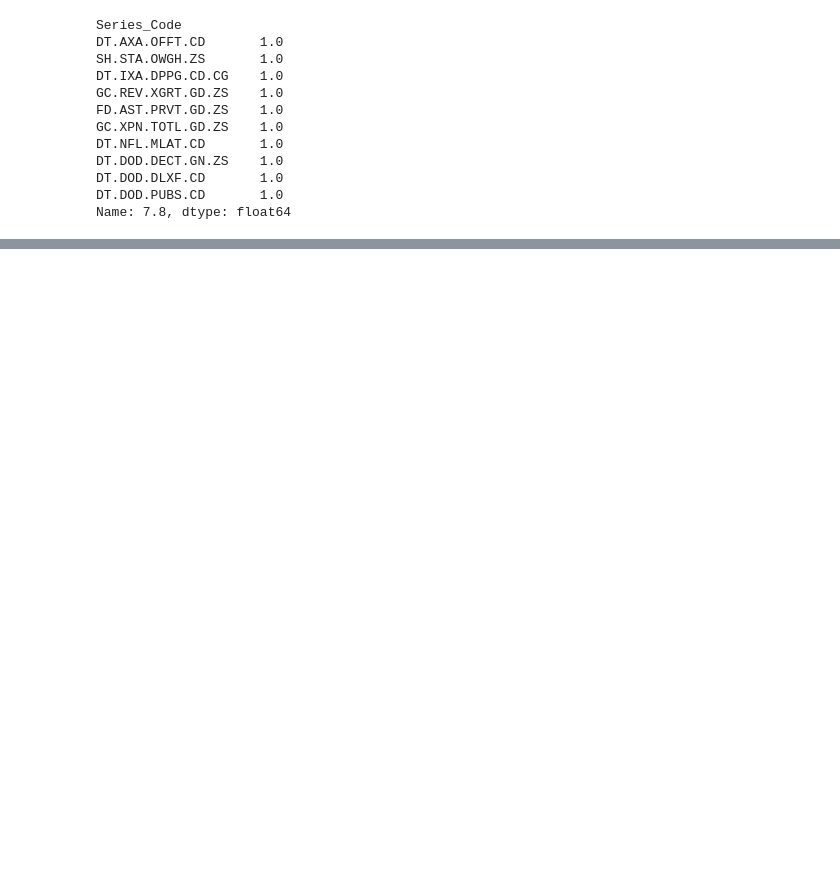
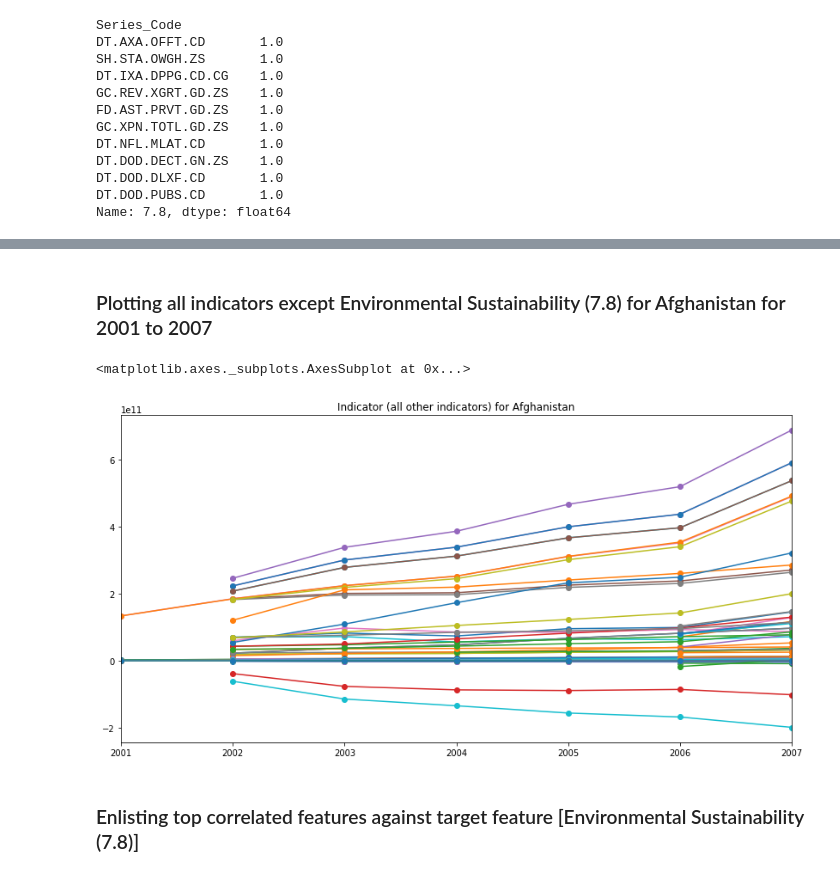
Before and after one commit to machine-learning-study-group/time-series-millenium-goals, a Jupyter notebook: 2-prepare-data.ipynb, the cells around one changed output, grey strips where cells are left out. Drawn from its saved outputs; the diff is of its cells as text; code cells hidden in the pictures; blank space fills up the shorter version.

```diff
--- a/2-prepare-data.ipynb
+++ b/2-prepare-data.ipynb
@@ -749,0 +774,11 @@ Name: 7.8, dtype: float64
+# %% [markdown]
+### Plotting all indicators except Environmental Sustainability (7.8) for Afghanistan for 2001 to 2007
+# %%
+df_afghanistan_not_7_8 = df[ (df["Country_Name"] == "Afghanistan") & (df["Series_Code"] != "7.8")]
+df_afghanistan_not_7_8_1972_to_2001 = df_afghanistan_not_7_8.loc[:, "2001":"2007"]
+df_afghanistan_not_7_8_1972_to_2001.T.plot(marker="o", title="Indicator (all other indicators) for Afghanistan", legend=False)
+# %% [output]
+<matplotlib.axes._subplots.AxesSubplot at 0x...>
+[figure, added]
+# %% [markdown]
+### Enlisting top correlated features against target feature [Environmental Sustainability (7.8)]
```
Also changed, not shown: parts of 13 cells of this notebook.
